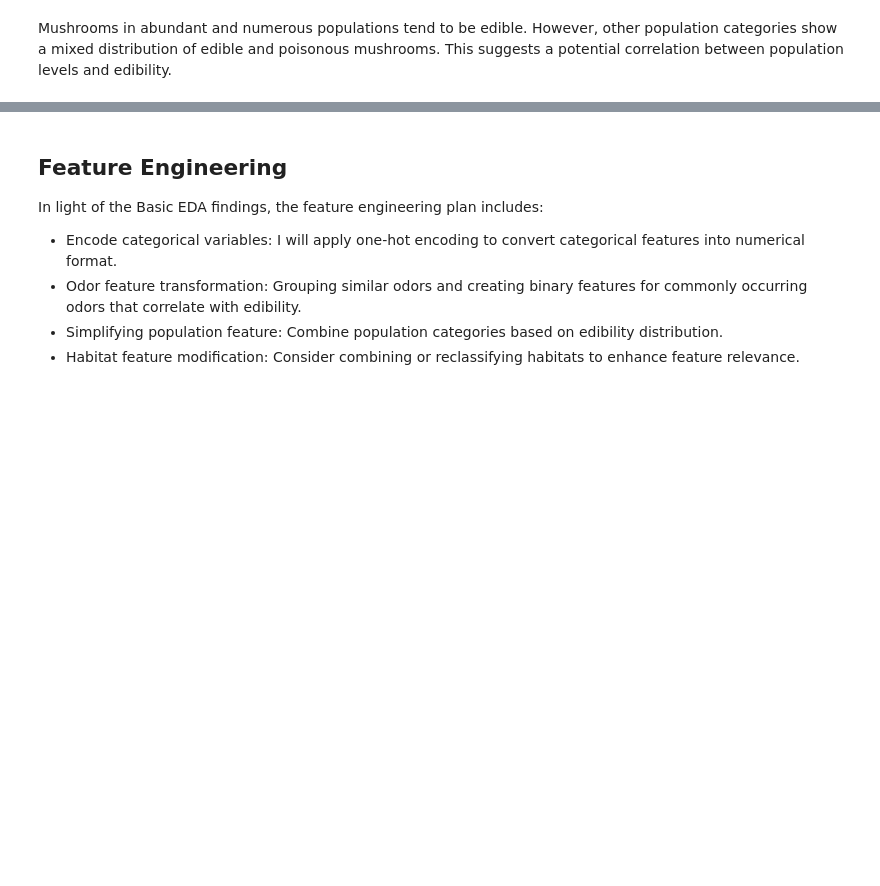
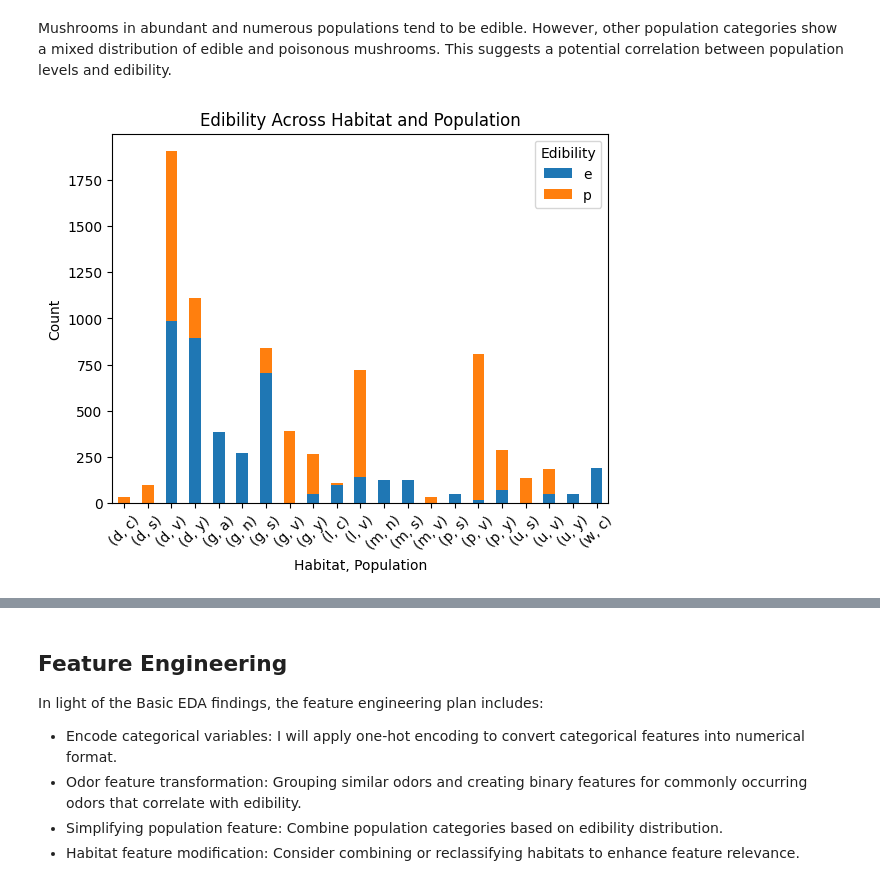
Before and after one commit to emilyclifton/ML-Mushrooms, a Jupyter notebook: mushrooms.ipynb, the cells around one changed output, grey strips where cells are left out. Drawn from its saved outputs; the diff is of its cells as text; code cells hidden in the pictures; blank space fills up the shorter version.

```diff
--- a/mushrooms.ipynb
+++ b/mushrooms.ipynb
@@ -177,2 +321,19 @@ plt.show()
 # %% [markdown]
 Mushrooms in abundant and numerous populations tend to be edible. However, other population categories show a mixed distribution of edible and poisonous mushrooms. This suggests a potential correlation between population levels and edibility.
+# %%
+# Combine 'habitat' and 'population' into a single DataFrame
+data = pd.concat([X['habitat'], X['population'], y['poisonous']], axis=1)
+
+# Group by 'habitat' and 'population', then count occurrences of edibility
+edibility_by_habitat_pop = data.groupby(['habitat', 'population', 'poisonous']).size().unstack(fill_value=0)
+
+# Plot the stacked bar chart
+edibility_by_habitat_pop.plot(kind='bar', stacked=True)
+plt.title('Edibility Across Habitat and Population')
+plt.xlabel('Habitat, Population')
+plt.ylabel('Count')
+plt.xticks(rotation=45)  # Rotate x-axis labels for better readability
+plt.legend(title='Edibility')  # Add legend with edibility labels
+plt.show()
+# %% [output]
+[figure, added]
```
Also changed, not shown: parts of 66 cells of this notebook.
